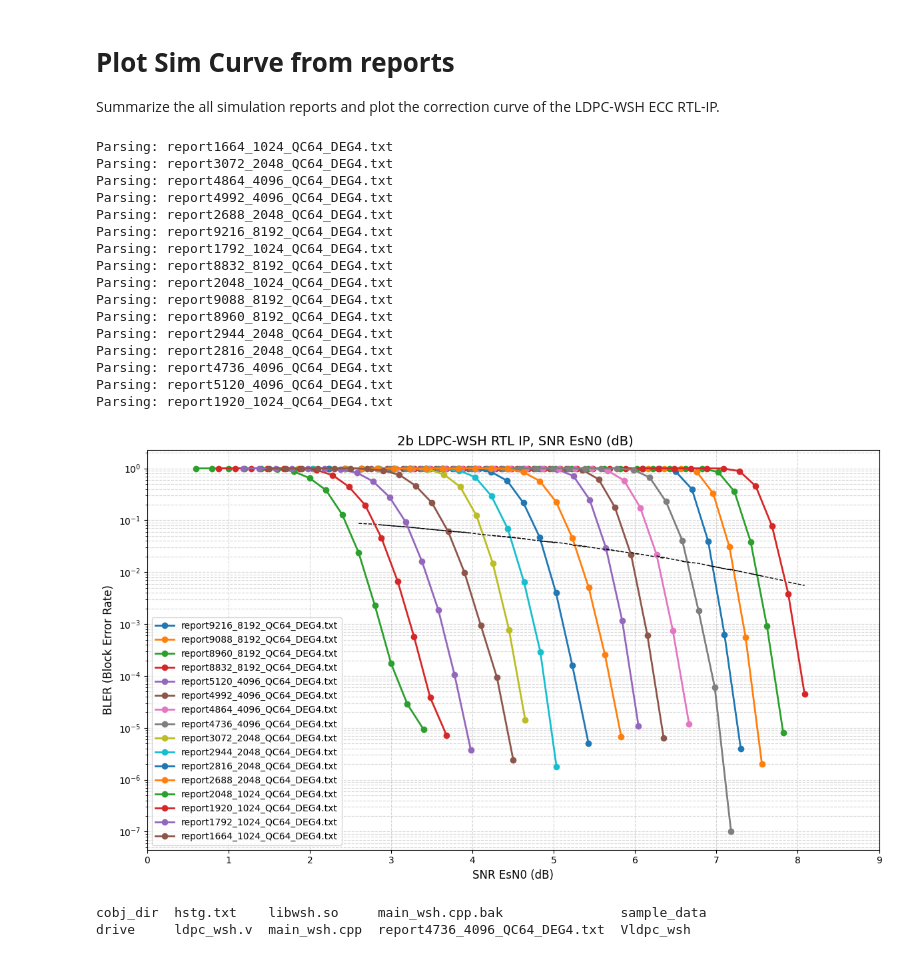
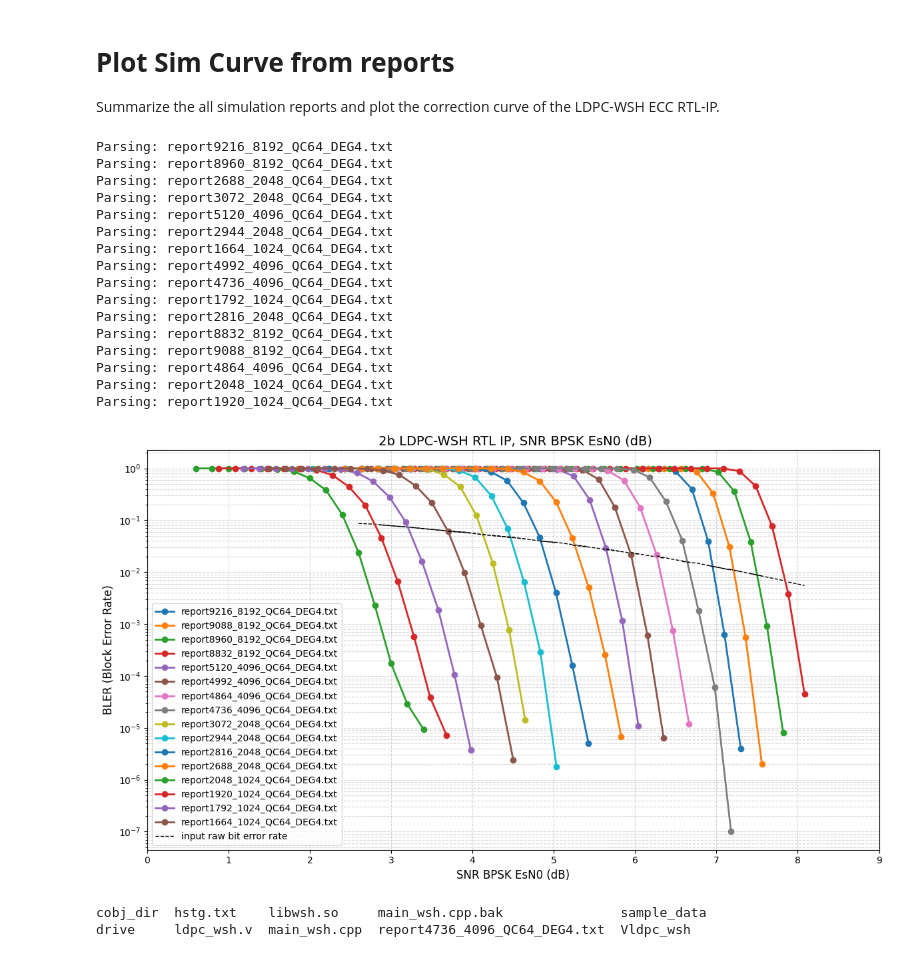
Before and after one commit to WuShengHan/plot_ldpc, a Jupyter notebook: open_WSH/colab_run.ipynb, the cells around one changed output. Saved outputs shown, nothing was run; the diff lists cells and outputs as text; code cells hidden in the pictures.

```diff
--- a/open_WSH/colab_run.ipynb
+++ b/open_WSH/colab_run.ipynb
@@ -200,7 +204,7 @@ def plot_waterfall(all_data, use_snr_axis=True):
                 x_vals = data["snr"] + 10*np.log10((data["n_var"]-data["n_chk"])*2.0/data["n_var"])
             else :
                 x_vals = data["snr"]
-            x_label = "SNR EsN0 (dB)"
+            x_label = "SNR BPSK EsN0 (dB)"
         else:
             x_vals = data["avg_err"] / data["n_var"]
             x_label = "Raw Bit Error Rate (Average_Error / N)"
@@ -217,47 +221,48 @@ def plot_waterfall(all_data, use_snr_axis=True):
             plt.semilogy(x_vals[mask], rber[mask], 'k--', linewidth=1)
             plt.xlim(0, 9)
 
+    plt.semilogy(x_vals[mask], rber[mask], 'k--', linewidth=1, label='input raw bit error rate')
     plt.title(f' 2b LDPC-WSH RTL IP, {x_label}', fontsize=14)
     plt.xlabel(x_label, fontsize=12)
     plt.ylabel('BLER (Block Error Rate)', fontsize=12)
     plt.grid(True, which="both", ls="--", alpha=0.5)
     plt.legend()
 
     # Invert x-axis if using normalized error (higher error = worse channel)
     if not use_snr_axis:
         plt.gca().invert_xaxis()
 
     plt.tight_layout()
     plt.show()
 
 # --- Main Logic ---
 if __name__ == "__main__":
     # Parse files
     reports_data = parse_all_reports(".")
 
     if reports_data:
         # CHOICE: Set to True for SNR, or False for Average_Error/N
         plot_waterfall(reports_data, use_snr_axis=True)
     else:
         print("No 'report*.txt' files found in the directory.")
 # %% [output]
+Parsing: report9216_8192_QC64_DEG4.txt
+Parsing: report8960_8192_QC64_DEG4.txt
+Parsing: report2688_2048_QC64_DEG4.txt
+Parsing: report3072_2048_QC64_DEG4.txt
+Parsing: report5120_4096_QC64_DEG4.txt
+Parsing: report2944_2048_QC64_DEG4.txt
 Parsing: report1664_1024_QC64_DEG4.txt
-Parsing: report3072_2048_QC64_DEG4.txt
+Parsing: report4992_4096_QC64_DEG4.txt
+Parsing: report4736_4096_QC64_DEG4.txt
+Parsing: report1792_1024_QC64_DEG4.txt
+Parsing: report2816_2048_QC64_DEG4.txt
+Parsing: report8832_8192_QC64_DEG4.txt
+Parsing: report9088_8192_QC64_DEG4.txt
 Parsing: report4864_4096_QC64_DEG4.txt
-Parsing: report4992_4096_QC64_DEG4.txt
-Parsing: report2688_2048_QC64_DEG4.txt
-Parsing: report9216_8192_QC64_DEG4.txt
-Parsing: report1792_1024_QC64_DEG4.txt
-Parsing: report8832_8192_QC64_DEG4.txt
 Parsing: report2048_1024_QC64_DEG4.txt
-Parsing: report9088_8192_QC64_DEG4.txt
-Parsing: report8960_8192_QC64_DEG4.txt
-Parsing: report2944_2048_QC64_DEG4.txt
-Parsing: report2816_2048_QC64_DEG4.txt
-Parsing: report4736_4096_QC64_DEG4.txt
-Parsing: report5120_4096_QC64_DEG4.txt
 Parsing: report1920_1024_QC64_DEG4.txt
-[figure, old version]
+[figure, new version]
 # %%
 !ls
 # %% [output]
```
Also changed, not shown: parts of 1 cell of this notebook.
